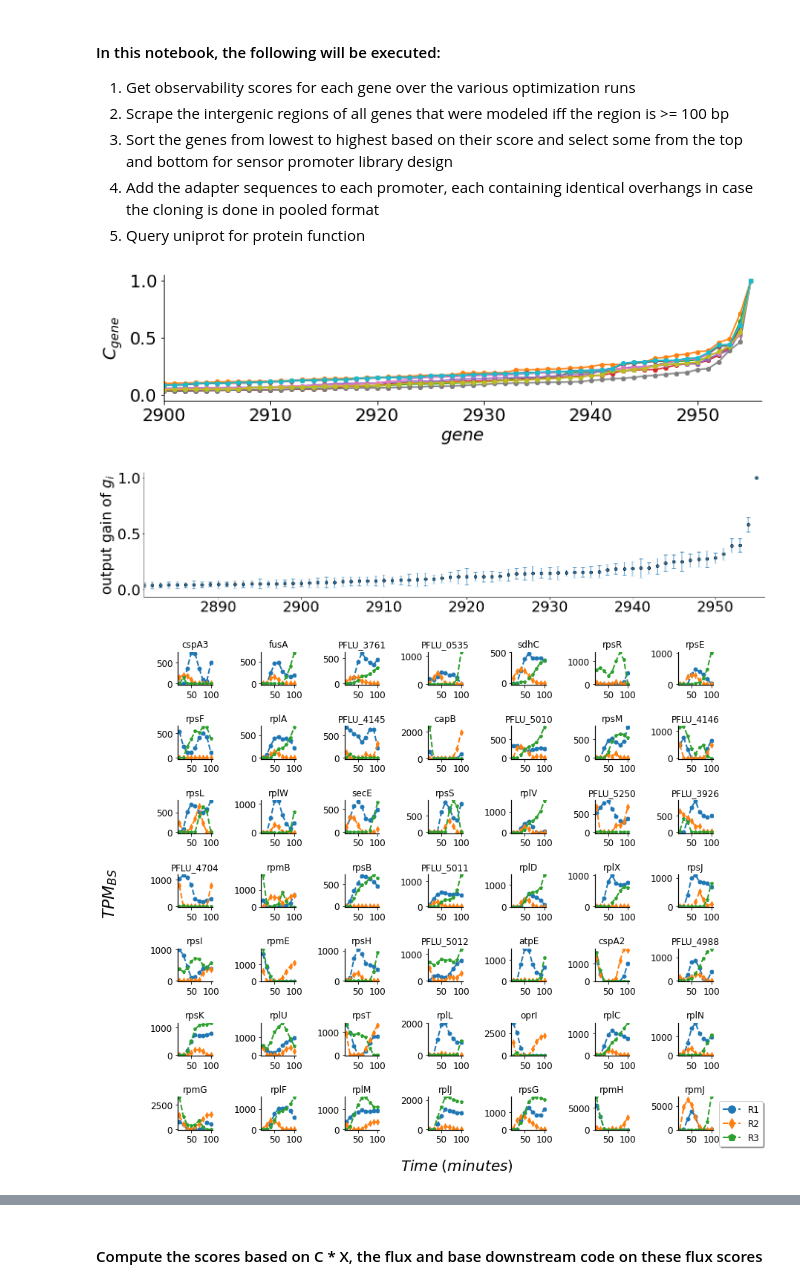
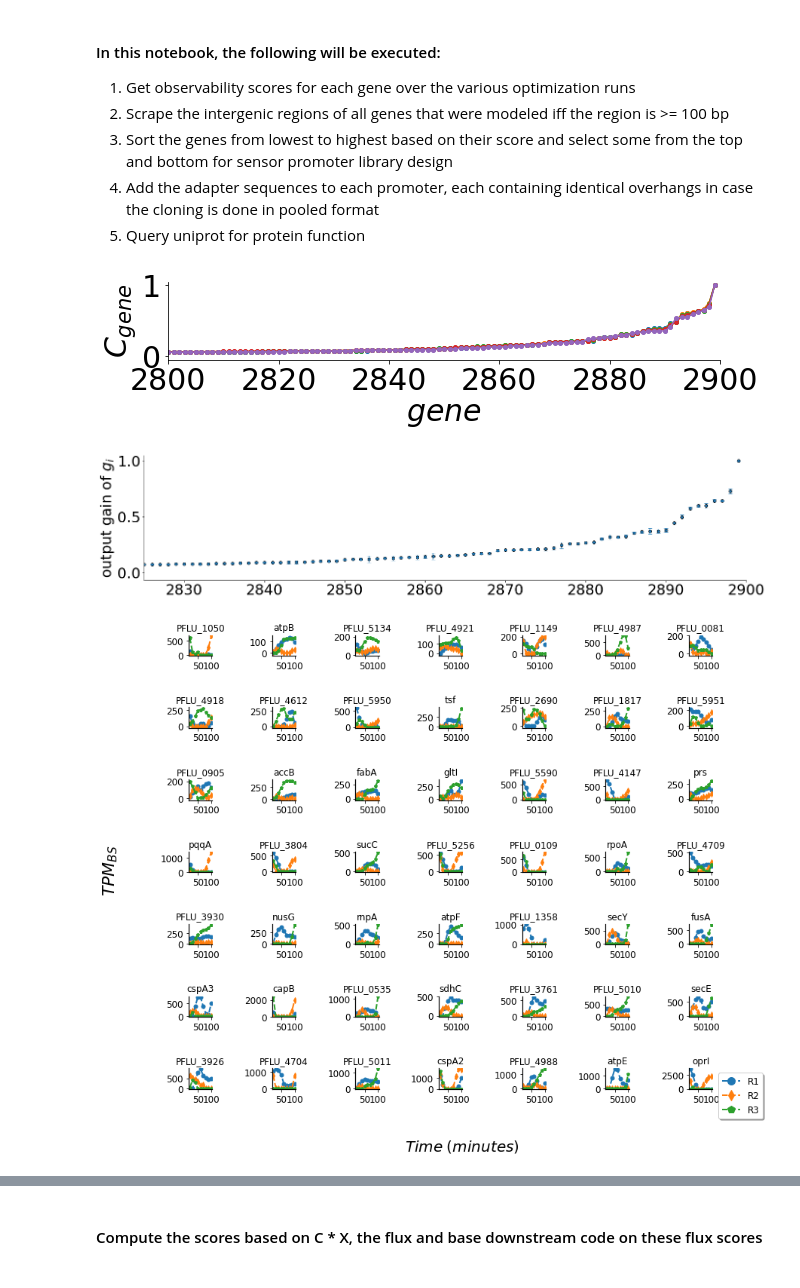
Before and after one commit to AqibHasnain/optimal_sensors, a Jupyter notebook: postprocessing.ipynb, the cells around one changed output, grey strips where cells are left out. Drawn from its saved outputs; the diff is of its cells as text; code cells hidden in the pictures.

```diff
--- a/postprocessing.ipynb
+++ b/postprocessing.ipynb
@@ -104,7 +104,7 @@ class Datatable:
 # %%
 # load in the various runs results with corresponding data.
 data_path = 'data/'
-results_path = 'run-outputs/X0/'
+results_path = 'run-outputs/X6/'
 genbank_path = data_path+'GCA_000009225.1_ASM922v1_genomic.gbff'
 cdsFasta_path = data_path+'GCA_000009225.1_ASM922v1_cds_from_genomic.fa'
 results_paths = [results_path+file for file in os.listdir(results_path) if not file.startswith('.')]
@@ -190,13 +190,13 @@ def plot_eigvals(matrix):
 # %%
 # plotting each observability score individually to check for consistency of the optimization routine
 plt.figure(figsize=(10,3));
 for ii in range(len(data)):
     plt.plot(data[ii].sorted_C,'o-',ms=4);
     plt.ylabel(r'$C_{gene}$');
     plt.xlabel(r'$gene$');
-    plt.xlim(2900,len(data[ii].sorted_C))
+    plt.xlim(2800,len(data[ii].sorted_C))
 # %% [output]
-[figure, old version]
+[figure, new version]
 # %%
 # getting mean of scores and sorting in ascending order
 scores = []
@@ -228,14 +228,14 @@ plt.xlim(len(sorted_genes)-75,len(sorted_genes));
 # plt.grid('on',axis='x')
 # plt.savefig('figures/obs_scores.pdf');
 # %% [output]
-[figure, old version]
+[figure, new version]
 # %%
 # plot bottom scorers or top scorers of a single run based on C alone
 k = 49
 save_dir = 'figures/data_top50.pdf'
 plot_gene_traces(data[0],k,pltdim=(7,7),start='-1',savedir=save_dir,savefig=False,showfig=True)
 # %% [output]
-[figure, old version]
+[figure, new version]
 # %%
 def plot_selected_gene_traces(data,selInds,savedir='figures/',savefig=False,showfig=False):
 
```
Also changed, not shown: parts of 8 cells of this notebook, 3 other files.
